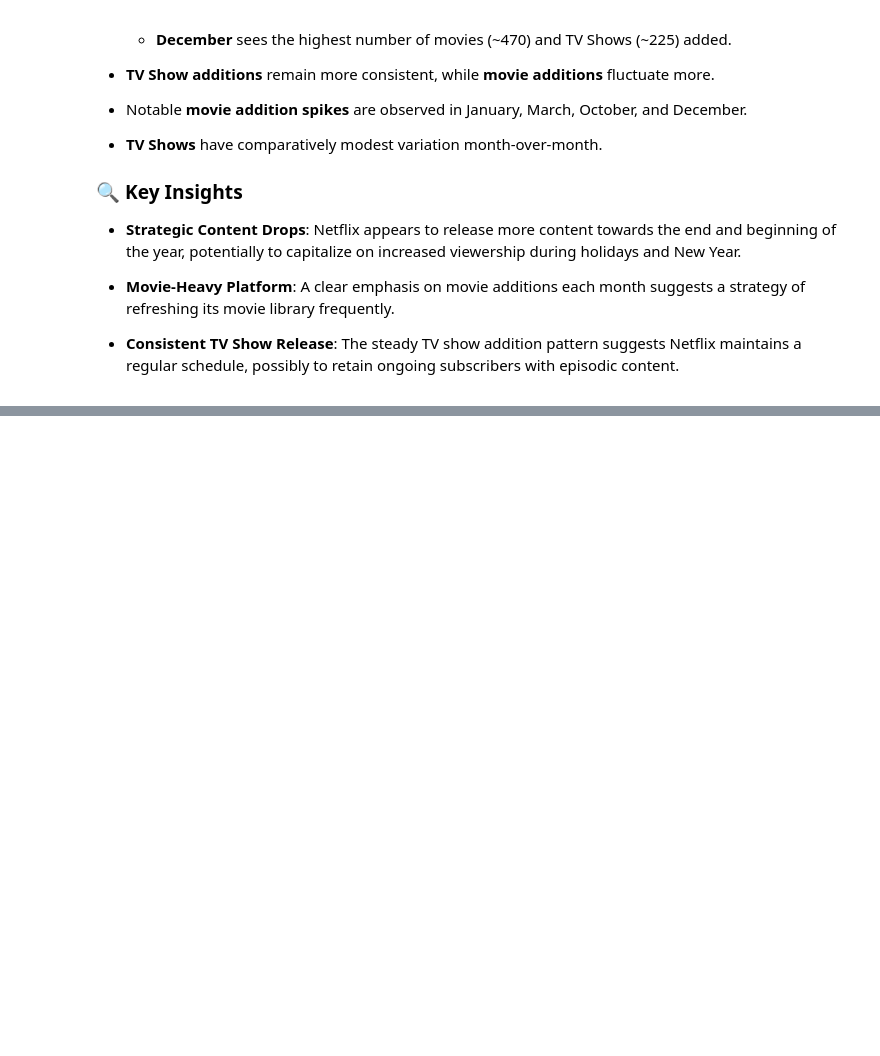
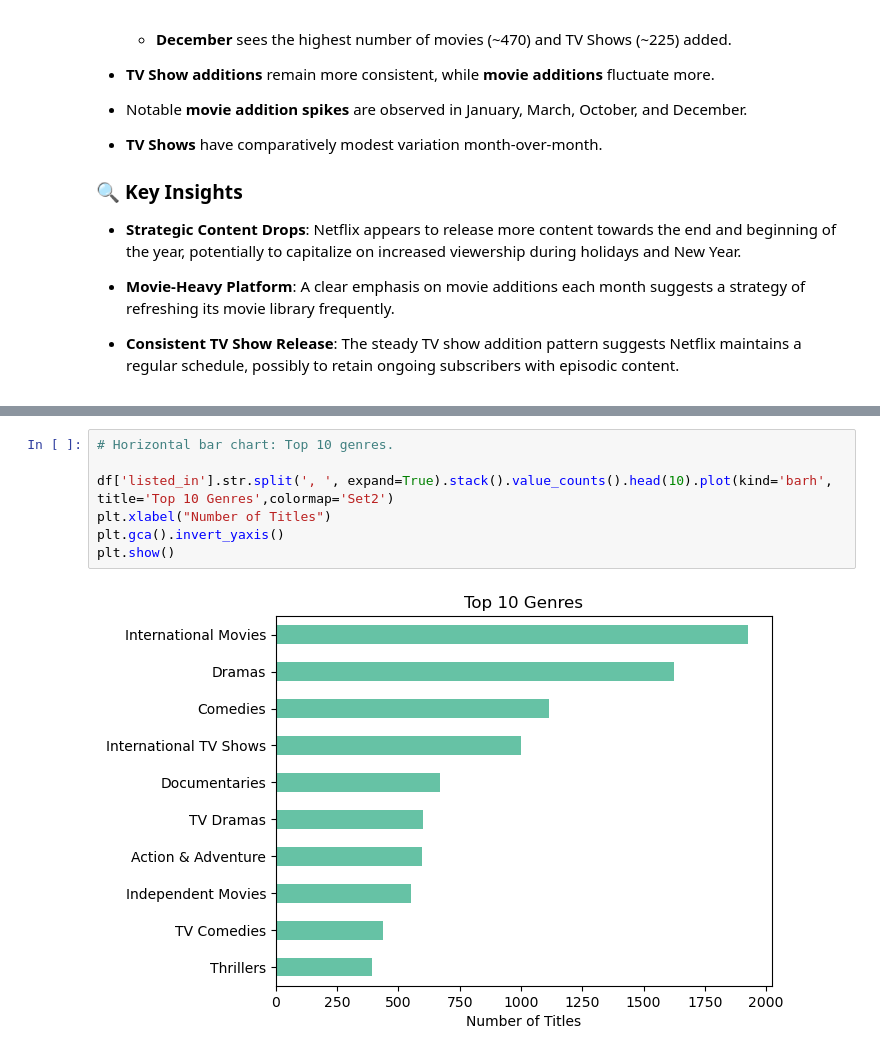
Before and after one commit to Ambily313/Netflix-Data-Exploration-Visualization, a Jupyter notebook: netflix.ipynb, the cells around one changed output, grey strips where cells are left out. Drawn from its saved outputs; the diff is of its cells as text; blank space fills up the shorter version.

```diff
--- a/netflix.ipynb
+++ b/netflix.ipynb
@@ -470,0 +508,9 @@ KDE plot of release years.
+# %%
+# Horizontal bar chart: Top 10 genres.
+
+df['listed_in'].str.split(', ', expand=True).stack().value_counts().head(10).plot(kind='barh', title='Top 10 Genres',colormap='Set2')
+plt.xlabel("Number of Titles")
+plt.gca().invert_yaxis()
+plt.show()
+# %% [output]
+[figure, added]
```
Also changed, not shown: parts of 26 cells of this notebook.
